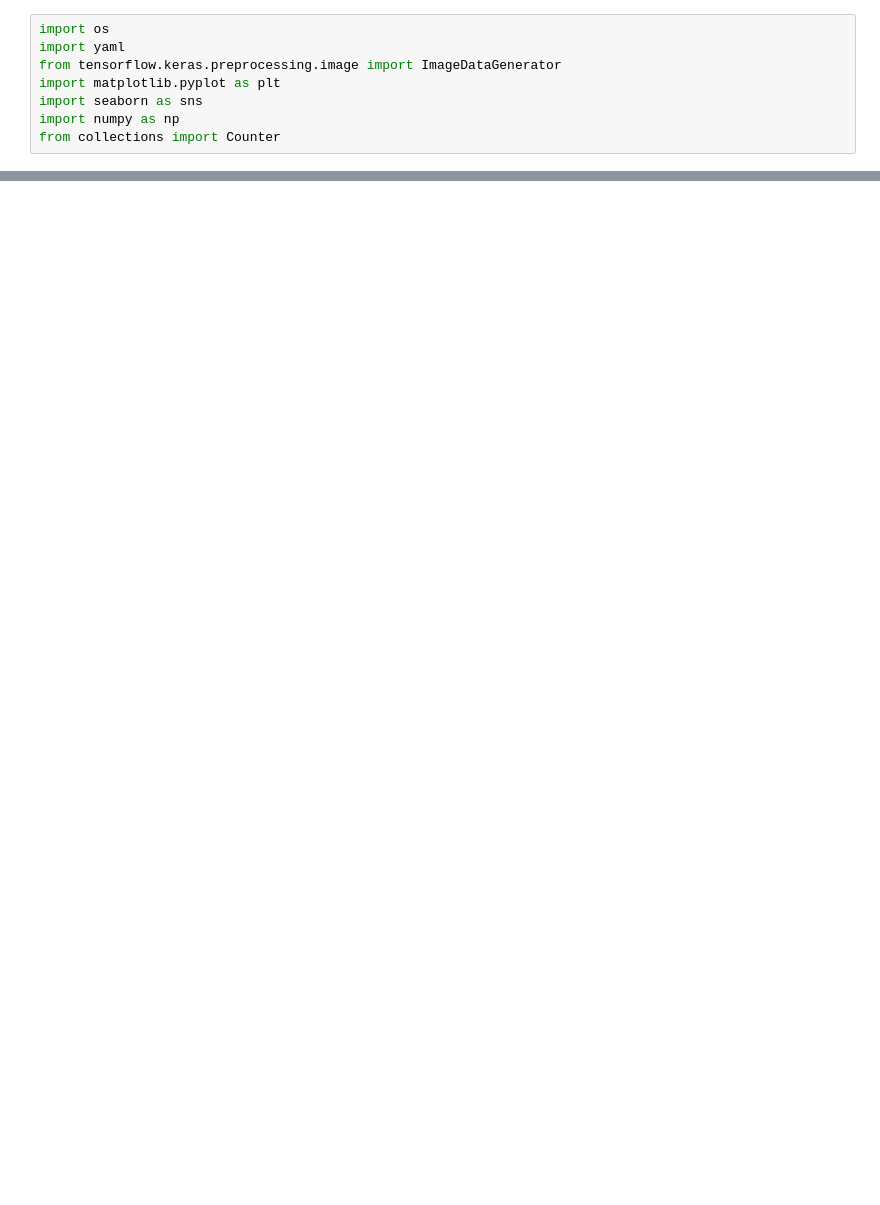
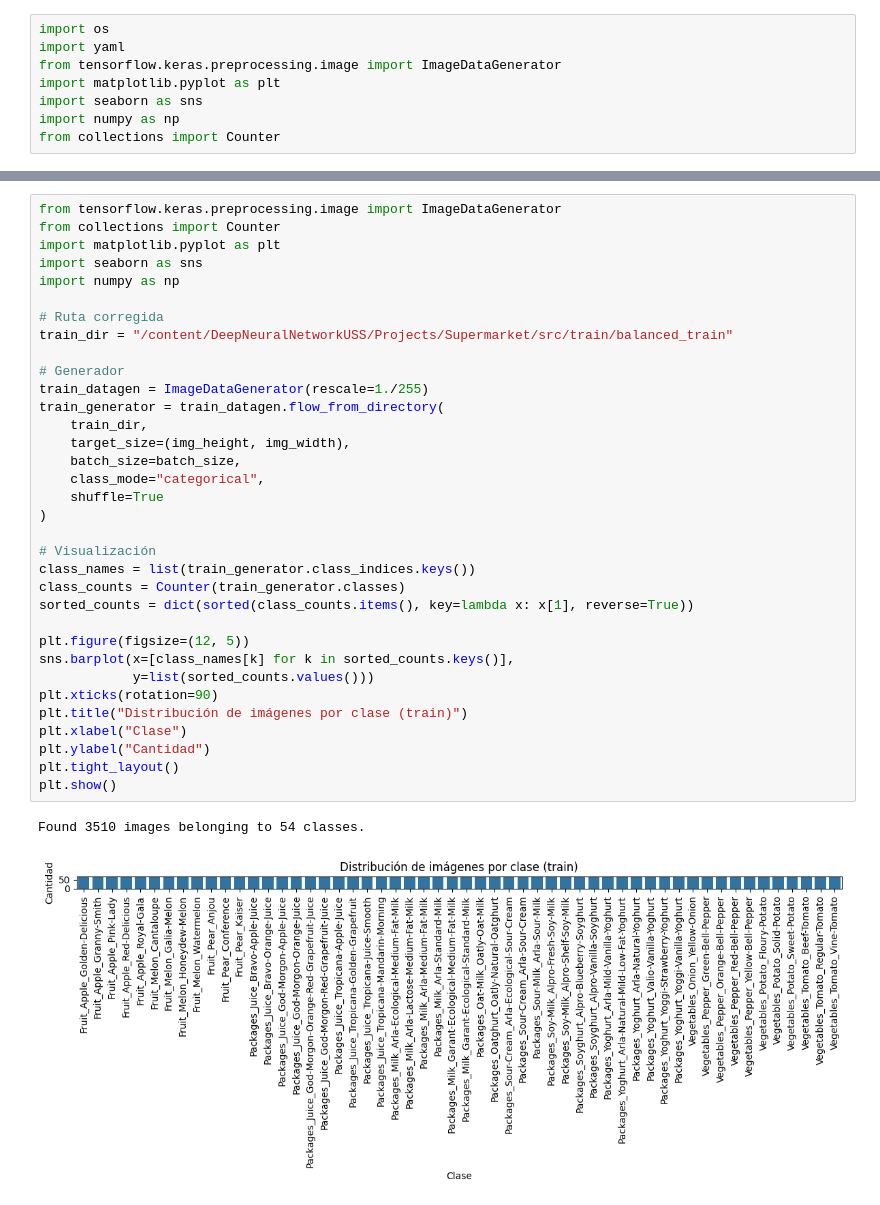
Before and after one commit to solivare/DeepNeuralNetworkUSS, a Jupyter notebook: Projects/Supermarket/notebooks/EDA.ipynb, the cells around one changed output, grey strips where cells are left out. Drawn from its saved outputs; the diff is of its cells as text; blank space fills up the shorter version.

```diff
--- a/Projects/Supermarket/notebooks/EDA.ipynb
+++ b/Projects/Supermarket/notebooks/EDA.ipynb
@@ -68,0 +238,37 @@ print("✅ Las clases del conjunto de entrenamiento y validación son consistent
+# %%
+from tensorflow.keras.preprocessing.image import ImageDataGenerator
+from collections import Counter
+import matplotlib.pyplot as plt
+import seaborn as sns
+import numpy as np
+
+# Ruta corregida
+train_dir = "/content/DeepNeuralNetworkUSS/Projects/Supermarket/src/train/balanced_train"
+
+# Generador
+train_datagen = ImageDataGenerator(rescale=1./255)
+train_generator = train_datagen.flow_from_directory(
+    train_dir,
+    target_size=(img_height, img_width),
+    batch_size=batch_size,
+    class_mode="categorical",
+    shuffle=True
+)
+
+# Visualización
+class_names = list(train_generator.class_indices.keys())
+class_counts = Counter(train_generator.classes)
+sorted_counts = dict(sorted(class_counts.items(), key=lambda x: x[1], reverse=True))
+
+plt.figure(figsize=(12, 5))
+sns.barplot(x=[class_names[k] for k in sorted_counts.keys()],
+            y=list(sorted_counts.values()))
+plt.xticks(rotation=90)
+plt.title("Distribución de imágenes por clase (train)")
+plt.xlabel("Clase")
+plt.ylabel("Cantidad")
+plt.tight_layout()
+plt.show()
+# %% [output]
+Found 3510 images belonging to 54 classes.
+[figure, added]
```
Also changed, not shown: parts of 13 cells of this notebook.
